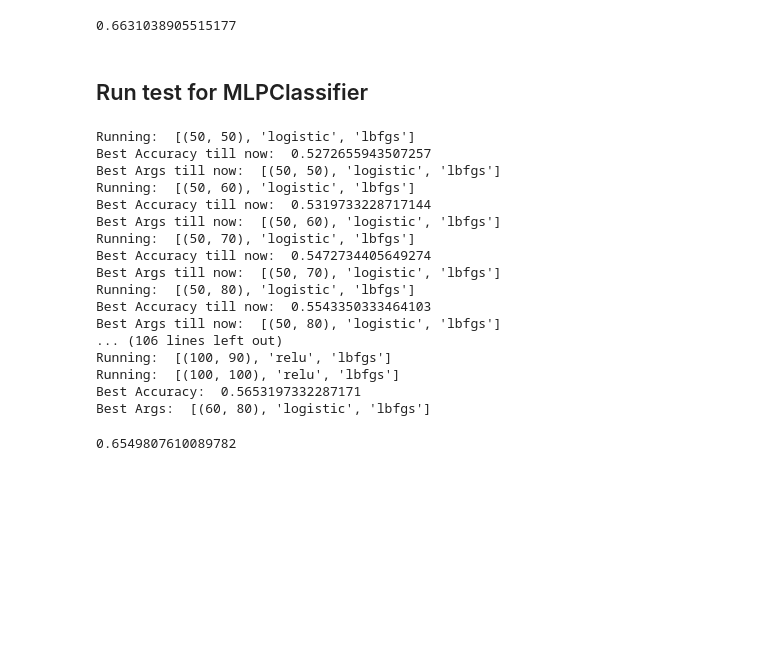
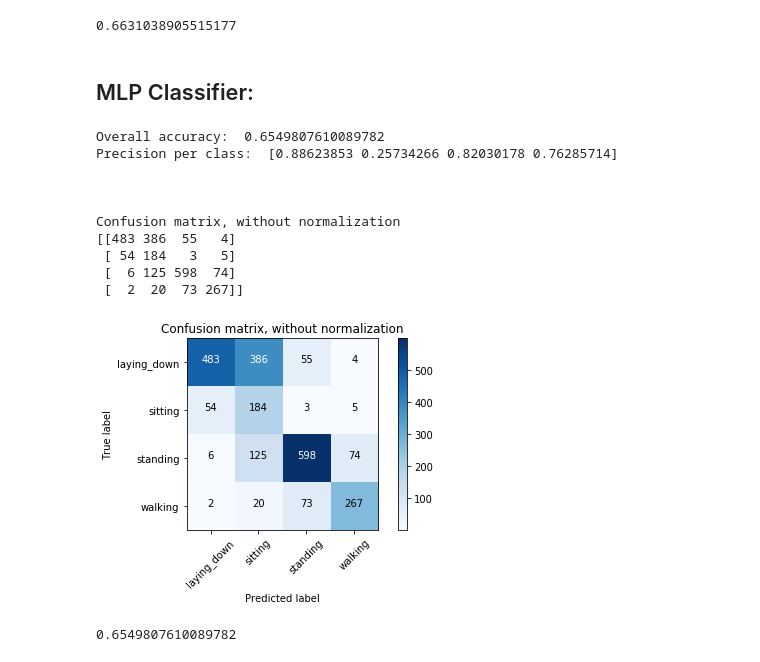
Before and after one commit to TSatyaVasanthReddy/Activity_Monitoring, a Jupyter notebook: Health_analytics_project1.ipynb, the cells around one changed output. Saved outputs shown, nothing was run; the diff lists cells and outputs as text; code cells hidden in the pictures; blank space fills up the shorter version.

```diff
--- a/Health_analytics_project1.ipynb
+++ b/Health_analytics_project1.ipynb
@@ -473,7 +473,7 @@ Shapes of train and test features:
 train = True
 test = True
 
-test_dir = 'test3'
+test_dir = 'test4'
 train_dir = 'data_3_8_2018'
 
 if train:
@@ -941,7 +941,7 @@ def compute_acc_gyro_features(in_dir, features, labels, trim_num_seconds=10, acc
 train = True
 test = True
 
-test_dir = 'test3'
+test_dir = 'test4'
 train_dir = 'data_3_8_2018'
 
 
@@ -984,7 +984,7 @@ Shapes of train and test features:
 train = True
 test = True
 
-test_dir = 'test3'
+test_dir = 'test4'
 train_dir = 'data_3_8_2018'
 
 if train:
@@ -1600,62 +1718,22 @@ Confusion matrix, without normalization
  [ 19   8  64 271]]
 [figure]
 0.6631038905515177
-# %% [markdown]
-## Run test for MLPClassifier
-# %%
-solver = 'lbfgs'
-activations = ['logistic', 'tanh', 'relu']
-n_hidden_units_1 = list(range(50,110,10))
-n_hidden_units_2 = list(range(50,110,10))
-# activations = ['relu']
-# n_hidden_units_1 = [2,5]
-# n_hidden_units_2 = [2,5]
-
-best_accuracy = 0
-best_args = []
-best_args.append((0,0))
-best_args.append('')
-best_args.append('')
-
-for act in activations:
-    for nhu1 in n_hidden_units_1:
-        for nhu2 in n_hidden_units_2:
-            args = [(nhu1,nhu2), act, solver]
-            print("Running: ", args)
-
-            current_accuracy = fit_model_and_run_test('MLPClassifier', args, features, labels, test_features, test_labels, verbose=False)
-            if current_accuracy > best_accuracy:
-                best_accuracy = current_accuracy
-                best_args[0] = (nhu1,nhu2)
-                best_args[1] = act
-                best_args[2] = solver
-                print("Best Accuracy till now: ", best_accuracy)
-                print("Best Args till now: ", best_args)
-
-
-print("Best Accuracy: ", best_accuracy)
-print("Best Args: ", best_args)
-# %% [output]
-Running:  [(50, 50), 'logistic', 'lbfgs']
-Best Accuracy till now:  0.5272655943507257
-Best Args till now:  [(50, 50), 'logistic', 'lbfgs']
-Running:  [(50, 60), 'logistic', 'lbfgs']
-Best Accuracy till now:  0.5319733228717144
-Best Args till now:  [(50, 60), 'logistic', 'lbfgs']
-Running:  [(50, 70), 'logistic', 'lbfgs']
-Best Accuracy till now:  0.5472734405649274
-Best Args till now:  [(50, 70), 'logistic', 'lbfgs']
-Running:  [(50, 80), 'logistic', 'lbfgs']
-Best Accuracy till now:  0.5543350333464103
-Best Args till now:  [(50, 80), 'logistic', 'lbfgs']
-... (106 lines left out)
-Running:  [(100, 90), 'relu', 'lbfgs']
-Running:  [(100, 100), 'relu', 'lbfgs']
-Best Accuracy:  0.5653197332287171
-Best Args:  [(60, 80), 'logistic', 'lbfgs']
+# %% [markdown]
+## MLP Classifier:
 # %%
 args = [(60, 80), 'logistic', 'lbfgs']
 
-fit_model_and_run_test('MLPClassifier', args, features, labels, test_features, test_labels, verbose=False)
+fit_model_and_run_test('MLPClassifier', args, features, labels, test_features, test_labels)
 # %% [output]
-0.6549807610089782
+Overall accuracy:  0.6549807610089782
+Precision per class:  [0.88623853 0.25734266 0.82030178 0.76285714]
+
+
+
+Confusion matrix, without normalization
+[[483 386  55   4]
+ [ 54 184   3   5]
+ [  6 125 598  74]
+ [  2  20  73 267]]
+[figure, added]
+0.6549807610089782
```
Also changed, not shown: parts of 30 cells of this notebook.
